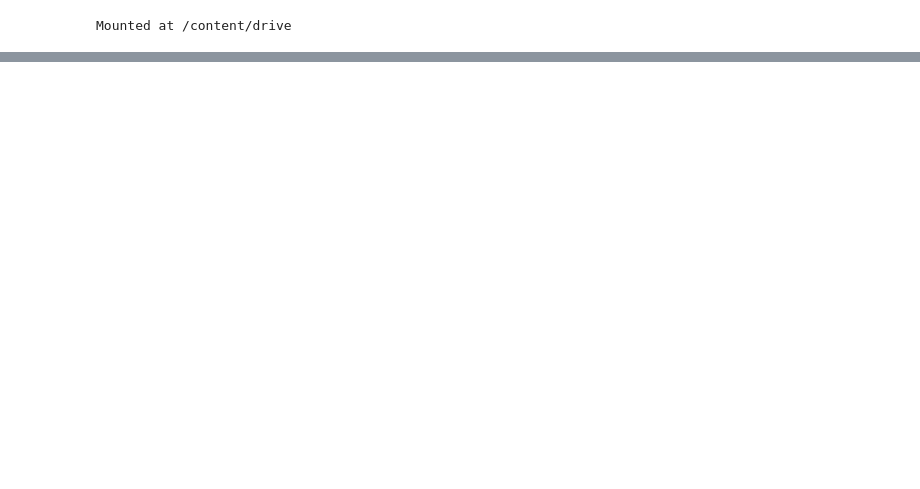
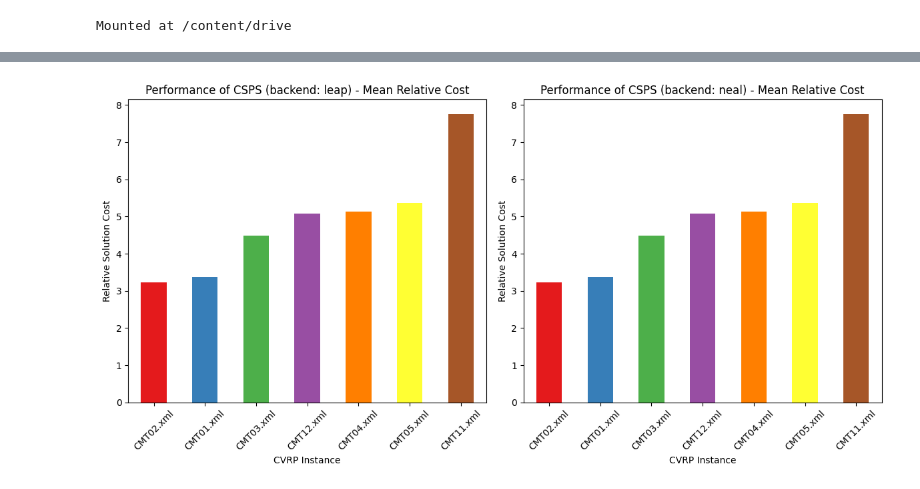
Before and after one commit to iarithik/Qintern-graph-coarsening, a Jupyter notebook: experimentation/CMTExperiments/knalecz_graph_coarsening_data_analysis.ipynb, the cells around one changed output, grey strips where cells are left out. Saved outputs shown, nothing was run; the diff lists cells and outputs as text; code cells hidden in the pictures; blank space fills up the shorter version.

```diff
--- a/experimentation/CMTExperiments/knalecz_graph_coarsening_data_analysis.ipynb
+++ b/experimentation/CMTExperiments/knalecz_graph_coarsening_data_analysis.ipynb
@@ -236,0 +183,36 @@ plt.show()
+# %%
+def plot_mean_relative_cost_histogram(df_leap, df_neal, filename):
+    # Calculate the mean relative cost for each problem instance for Leap
+    mean_solution_cost_leap = df_leap.groupby("cmtFileName")["Relative Cost"].mean()
+
+    # Calculate the mean relative cost for each problem instance for Neal
+    mean_solution_cost_neal = df_neal.groupby("cmtFileName")["Relative Cost"].mean()
+
+    sorted_instances_leap = mean_solution_cost_leap.sort_values()
+    sorted_instances_neal = mean_solution_cost_neal.sort_values()
+
+    # Generate the subplots
+    fig, axes = plt.subplots(nrows=1, ncols=2, figsize=(12, 6))
+
+    # Subplot for Leap
+    ax_leap = axes[0]
+    sorted_instances_leap.plot(kind="bar", ax=ax_leap, color=colors)
+    ax_leap.set_xlabel("CVRP Instance")
+    ax_leap.set_ylabel("Relative Solution Cost")
+    ax_leap.set_title("Performance of CSPS (backend: leap) - Mean Relative Cost")
+    ax_leap.set_xticklabels(ax_leap.get_xticklabels(), rotation=45)
+
+    # Subplot for Neal
+    ax_neal = axes[1]
+    sorted_instances_neal.plot(kind="bar", ax=ax_neal,  color=colors)
+    ax_neal.set_xlabel("CVRP Instance")
+    ax_neal.set_ylabel("Relative Solution Cost")
+    ax_neal.set_title("Performance of CSPS (backend: neal) - Mean Relative Cost")
+    ax_neal.set_xticklabels(ax_neal.get_xticklabels(), rotation=45)
+
+    plt.tight_layout()
+    plt.savefig(filename)
+# %%
+plot_mean_relative_cost_histogram(data_Christofides_leap, data_Christofides_neal, "Christofides_df_mean_relative_cost_histogram.pdf")
+# %% [output]
+[figure, added]
```
Also changed, not shown: parts of 16 cells of this notebook.
